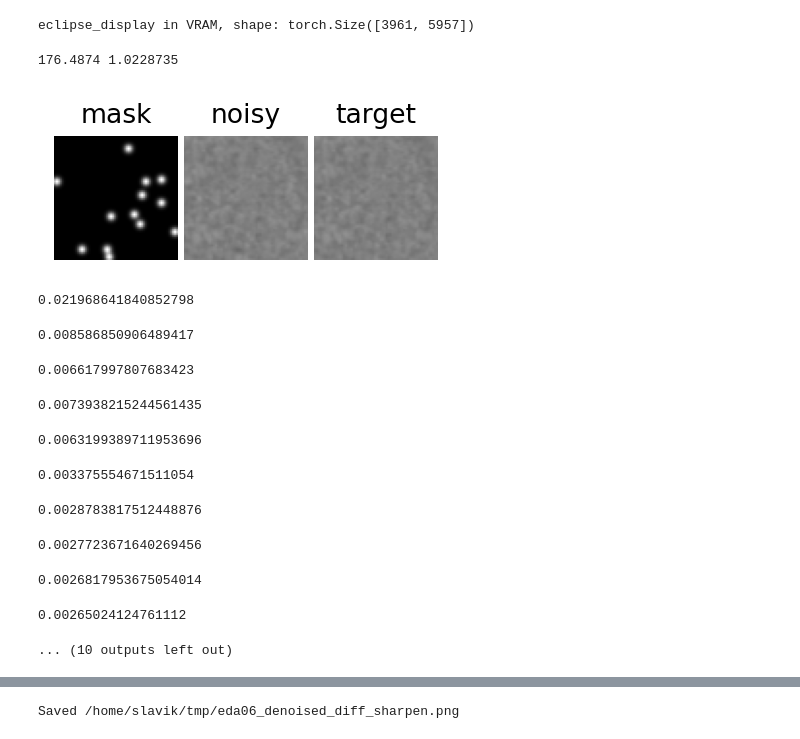
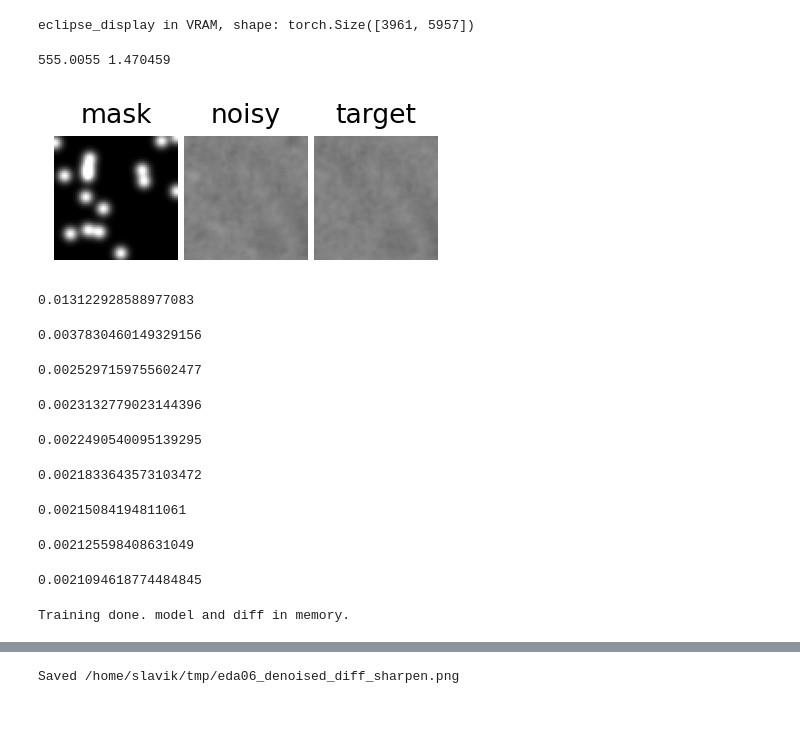
Before and after one commit to JosefSlavicek/e202602_eclipse, a Jupyter notebook: eda06.ipynb, the cells around one changed output, grey strips where cells are left out. Cells and saved outputs as stored; diff of their text form; code cells hidden in the pictures.

```diff
--- a/eda06.ipynb
+++ b/eda06.ipynb
@@ -362,8 +362,8 @@ import matplotlib.pyplot as plt
 PATCH_SIZE = 64
 RADIUS_BLUR = 8.2
 LAMBDA_GRAD = 0.05
-GRAIN_SIGMA = 1.5  # sigma for Gaussian kernel (grain size)
-COVERAGE = 0.25  # target fraction of patch covered by noise after blur
+GRAIN_SIGMA = 2.5  # sigma for Gaussian kernel (grain size)
+COVERAGE = 0.15  # target fraction of patch covered by noise after blur
 
 def make_gaussian_kernel(sigma, device):
     k = 2 * int(3 * sigma) + 1
@@ -380,7 +380,7 @@ def blur_2d(x, kernel):
     out = torch.nn.functional.conv2d(x4, kernel, padding=k // 2)
     return out.squeeze(0).squeeze(0)
 BATCH_SIZE = 64
-NUM_STEPS = 20000
+NUM_STEPS = 50000
 LR = 1e-3
 LATENT_DIM = 1024
 
@@ -416,7 +416,7 @@ class DiffPatchDataset(Dataset):
         k_rot = torch.randint(1, 4, (1,)).item()
         patch = rot90(patch, k_rot)
         target = patch.clone()
-        n_seeds = max(1, int(round(COVERAGE * self.ps * self.ps / (self._k * self._k))))
+        n_seeds = max(1, int(round(COVERAGE * self.ps * self.ps / (self._kernel.sum().item()))))
         idx = torch.randperm(self.ps * self.ps, device=patch.device)[:n_seeds]
         ri, ci = idx // self.ps, idx % self.ps
         seed_map = torch.zeros(self.ps, self.ps, device=patch.device, dtype=patch.dtype)
@@ -513,47 +513,46 @@ pbar = tqdm.tqdm(total=NUM_STEPS, desc="Denoise AE")
 while step < NUM_STEPS:
     for noisy, target, mask in dl:
         noisy, target, mask = noisy.to(device), target.to(device), mask.to(device)
         if step == 0:
             plot_denoise_training_batch_debug(mask, noisy, target, PATCH_SIZE)
         opt.zero_grad()
         recon = model(noisy)
         l1 = ((recon - target).abs() * mask).sum() / (mask.sum() + 1e-8)
         l_grad = gradient_l1_masked(recon, target, mask)
         loss = l1 + LAMBDA_GRAD * l_grad
         loss.backward()
         if step < break_point:
             lr_t = LR * step / break_point
         else:
             lr_t = LR * (NUM_STEPS - 1 - step) / max(1, NUM_STEPS - 1 - break_point)
         for g in opt.param_groups:
             g["lr"] = lr_t
         opt.step()
         step += 1
         pbar.update(1)
         if step >= NUM_STEPS:
             break
         losses.append(loss.item())
-        if step % 1000 == 0:
+        if step % 5000 == 0:
             print(np.mean(losses))
             losses = list()
     if step >= NUM_STEPS:
         break
 pbar.close()
 print("Training done. model and diff in memory.")
 # %% [output]
-176.4874 1.0228735
+555.0055 1.470459
-[figure, old version]
+[figure, new version]
-0.021968641840852798
+0.013122928588977083
-0.008586850906489417
+0.0037830460149329156
-0.006617997807683423
+0.0025297159755602477
-0.0073938215244561435
+0.0023132779023144396
-0.0063199389711953696
+0.0022490540095139295
-0.003375554671511054
+0.0021833643573103472
-0.0028783817512448876
+0.00215084194811061
-0.0027723671640269456
+0.002125598408631049
-0.0026817953675054014
+0.0021094618774484845
-0.00265024124761112
+Training done. model and diff in memory.
-... (10 outputs left out)
 # %%
 print(diff.shape)
 i0 = 1800
```
Also changed, not shown: parts of 1 cell of this notebook.
